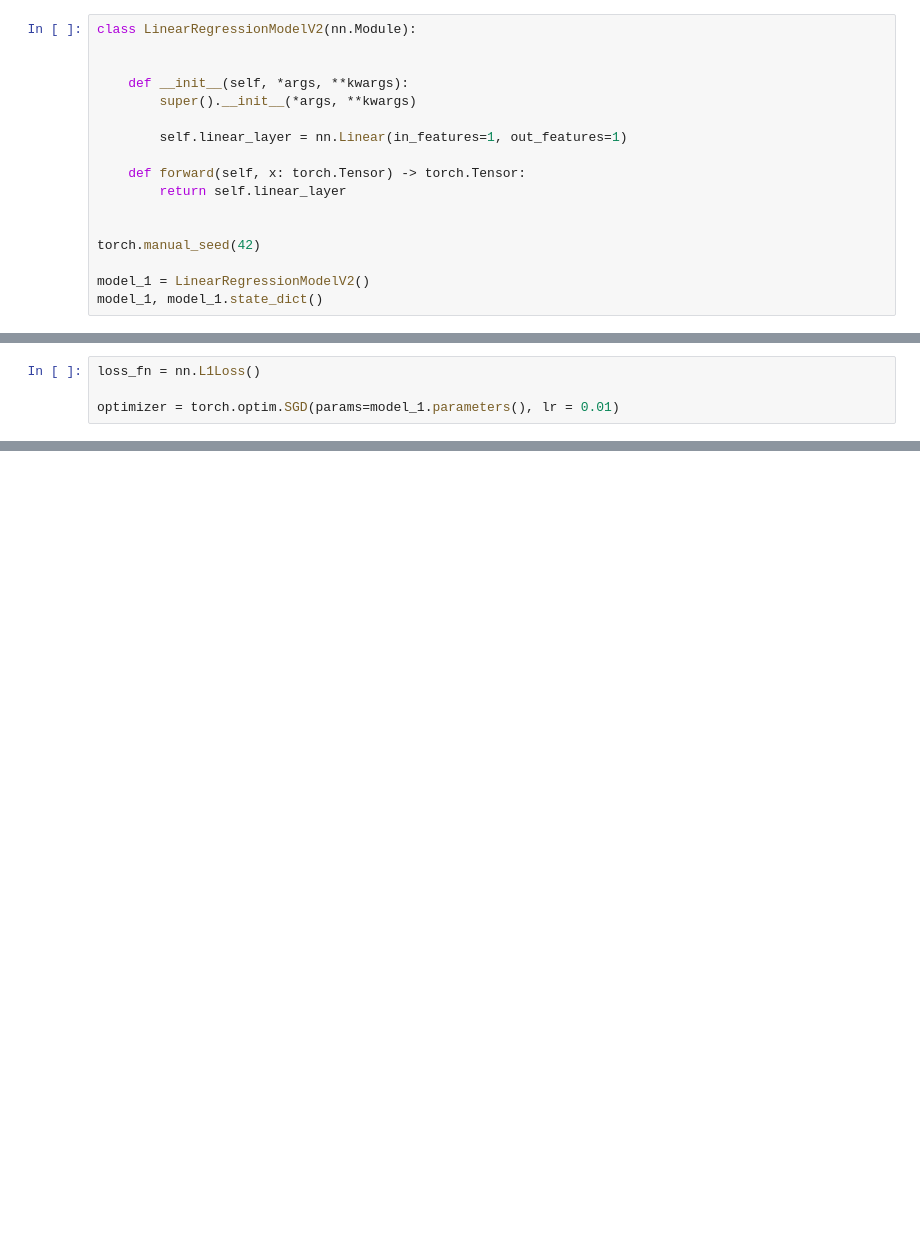
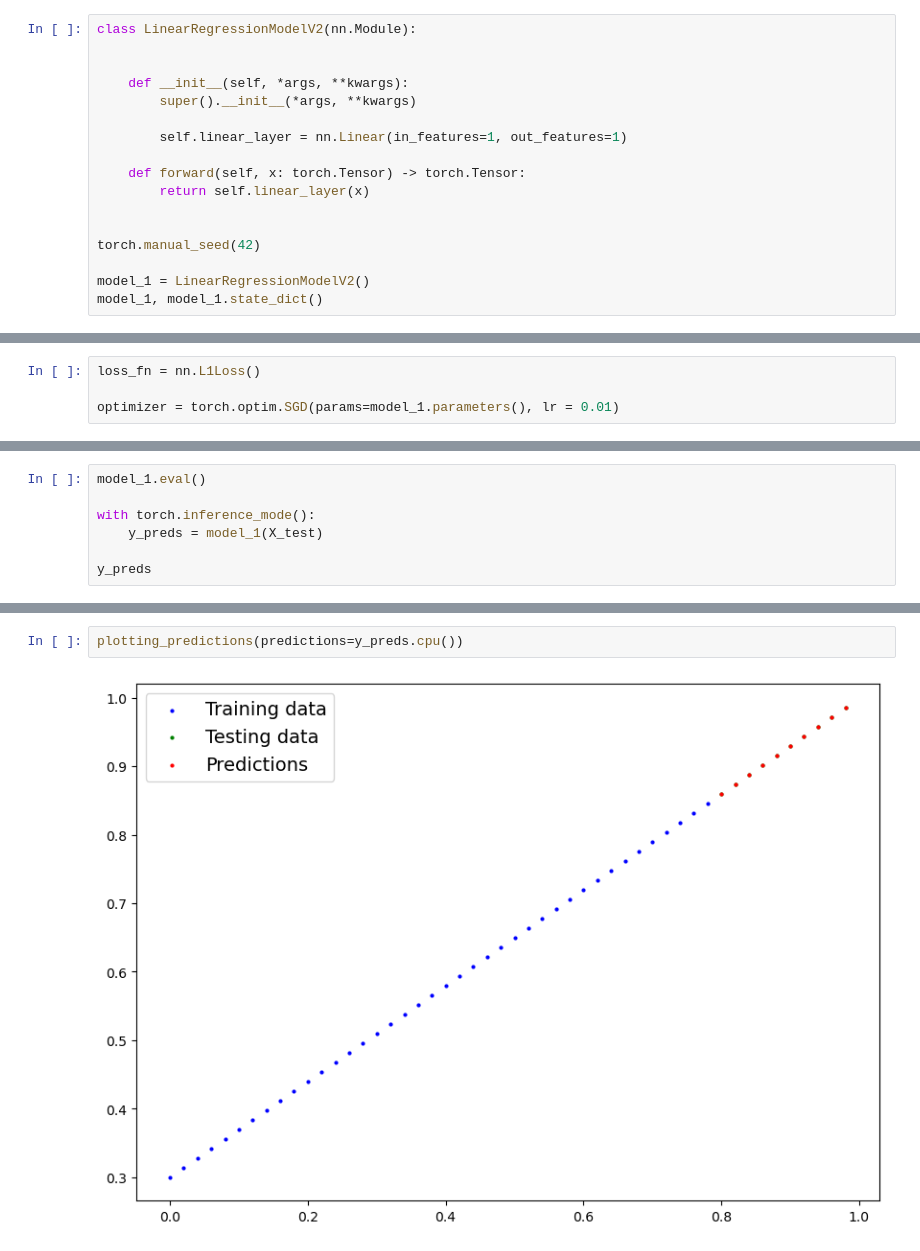
Before and after one commit to NamanSharma89/torchitup, a Jupyter notebook: practice_days/workflow_mps.ipynb, the cells around one changed output, grey strips where cells are left out. Saved outputs shown, nothing was run; the diff lists cells and outputs as text; blank space fills up the shorter version.

Commit message:
linear_regression model

```diff
--- a/practice_days/workflow_mps.ipynb
+++ b/practice_days/workflow_mps.ipynb
@@ -72,7 +72,7 @@ class LinearRegressionModelV2(nn.Module):
         self.linear_layer = nn.Linear(in_features=1, out_features=1)
 
     def forward(self, x: torch.Tensor) -> torch.Tensor:
-        return self.linear_layer
+        return self.linear_layer(x)
 
 
 torch.manual_seed(42)
@@ -138,0 +162,7 @@ AttributeError: 'Linear' object has no attribute 'size'
+# %%
+model_1.eval()
+
+with torch.inference_mode():
+    y_preds = model_1(X_test)
+
+y_preds
@@ -138,0 +180,4 @@ AttributeError: 'Linear' object has no attribute 'size'
+# %%
+plotting_predictions(predictions=y_preds.cpu())
+# %% [output]
+[figure, added]
```
Also changed, not shown: parts of 6 cells of this notebook, 1 other file.
